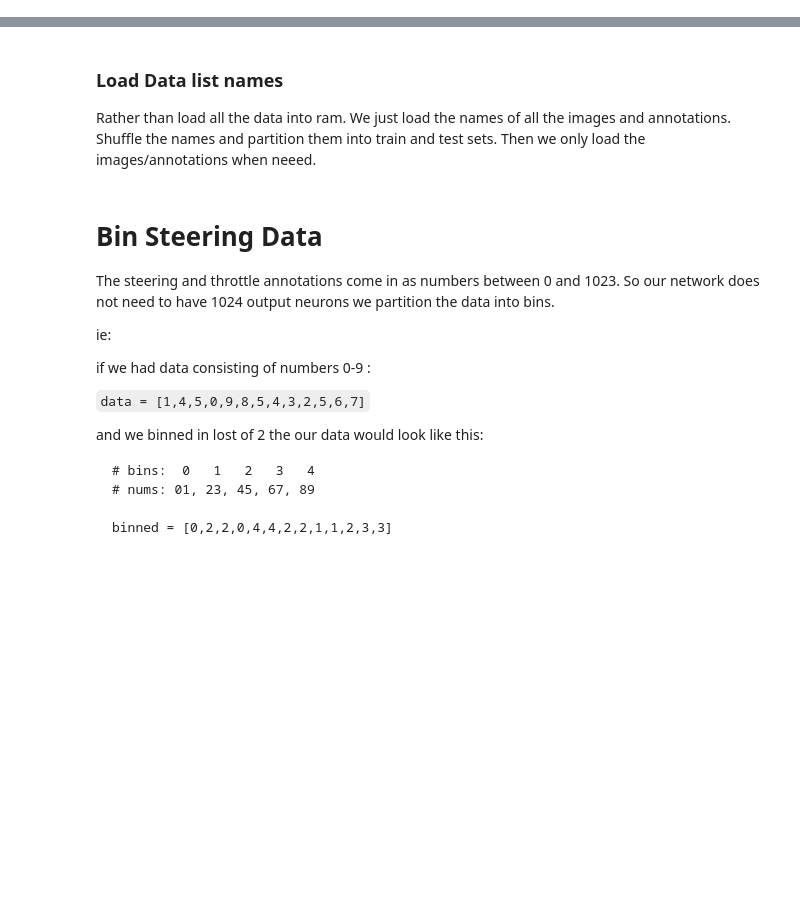
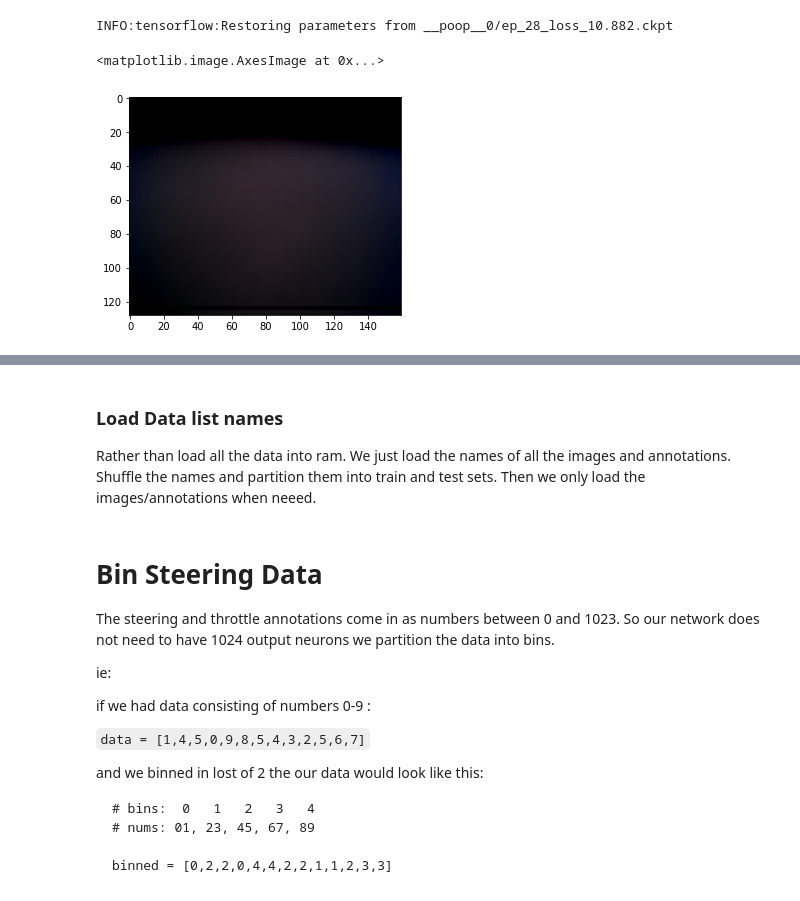
Before and after one commit to tall-josh/fyp_diy_robo_car, a Jupyter notebook: car_vae/tf_carvae.ipynb, the cells around one changed output, grey strips where cells are left out. Saved outputs shown, nothing was run; the diff lists cells and outputs as text; code cells hidden in the pictures; blank space fills up the shorter version.

```diff
--- a/car_vae/tf_carvae.ipynb
+++ b/car_vae/tf_carvae.ipynb
@@ -14,4 +23,12 @@ from utils import *
+# %%
+train_gen=DataGenerator(batch_size=50,
+                      data_set=raw_train,
+                      image_dir=image_dir)
+
+test_gen=DataGenerator(batch_size=50,
+                      data_set=raw_test,
+                      image_dir=image_dir)
 # %%
 from vae import Model
 classes = [x for x in range(15)]
-feature_extractor = Model([120,160,3], classes)
+feature_extractor = Model([120,160,3])
@@ -37,0 +35,2 @@ classes:             [0, 1, 2, 3, 4, 5, 6, 7, 8, 9, 10, 11, 12, 13, 14]
+# %%
+feature_extractor.Train(train_gen, test_gen, "__poop__0", epochs=100 )
@@ -37,0 +61,12 @@ classes:             [0, 1, 2, 3, 4, 5, 6, 7, 8, 9, 10, 11, 12, 13, 14]
+# %%
+ckpt = '__poop__0/ep_28_loss_10.882.ckpt'
+test_gen.reset()
+images, _ = test_gen.get_next_batch()
+recons, ims = feature_extractor.Infer(images, ckpt, '.')
+# %% [output]
+INFO:tensorflow:Restoring parameters from __poop__0/ep_28_loss_10.882.ckpt
+# %%
+plt.imshow((recons[7]*255).astype(int))
+# %% [output]
+<matplotlib.image.AxesImage at 0x...>
+[figure, added]
```
Also changed, not shown: parts of 5 cells of this notebook, 21 other files.
